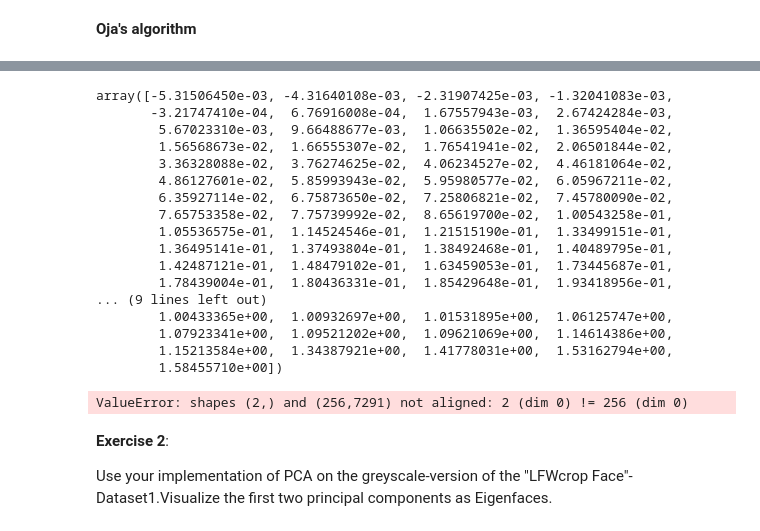
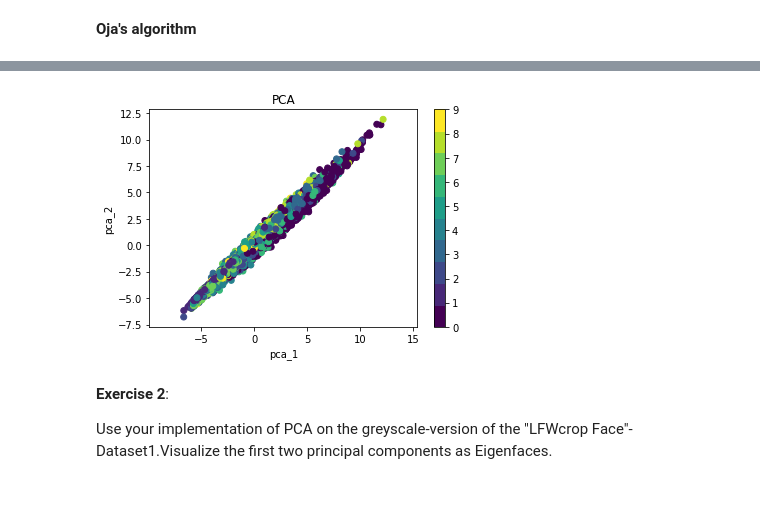
Before and after one commit to pwl482/patrec_2020, a Jupyter notebook: Assignment_5/Assignment_5_PCA__Vera.ipynb, the cells around one changed output, grey strips where cells are left out. Drawn from its saved outputs; the diff is of its cells as text; code cells hidden in the pictures; blank space fills up the shorter version.

Commit message:
Finished Part 1a. Oja, pca + plotting of results.

```diff
--- a/Assignment_5/Assignment_5_PCA__Vera.ipynb
+++ b/Assignment_5/Assignment_5_PCA__Vera.ipynb
@@ -63,20 +45,0 @@ while X_new.shape[0] > 0:
-# %%
-np.unique(X_new.iloc[:,255])
-# %% [output]
-array([-5.31506450e-03, -4.31640108e-03, -2.31907425e-03, -1.32041083e-03,
-       -3.21747410e-04,  6.76916008e-04,  1.67557943e-03,  2.67424284e-03,
-        5.67023310e-03,  9.66488677e-03,  1.06635502e-02,  1.36595404e-02,
-        1.56568673e-02,  1.66555307e-02,  1.76541941e-02,  2.06501844e-02,
-        3.36328088e-02,  3.76274625e-02,  4.06234527e-02,  4.46181064e-02,
-        4.86127601e-02,  5.85993943e-02,  5.95980577e-02,  6.05967211e-02,
-        6.35927114e-02,  6.75873650e-02,  7.25806821e-02,  7.45780090e-02,
-        7.65753358e-02,  7.75739992e-02,  8.65619700e-02,  1.00543258e-01,
-        1.05536575e-01,  1.14524546e-01,  1.21515190e-01,  1.33499151e-01,
-        1.36495141e-01,  1.37493804e-01,  1.38492468e-01,  1.40489795e-01,
-        1.42487121e-01,  1.48479102e-01,  1.63459053e-01,  1.73445687e-01,
-        1.78439004e-01,  1.80436331e-01,  1.85429648e-01,  1.93418956e-01,
-... (9 lines left out)
-        1.00433365e+00,  1.00932697e+00,  1.01531895e+00,  1.06125747e+00,
-        1.07923341e+00,  1.09521202e+00,  1.09621069e+00,  1.14614386e+00,
-        1.15213584e+00,  1.34387921e+00,  1.41778031e+00,  1.53162794e+00,
-        1.58455710e+00])
@@ -137,7 +46,19 @@ X_features = train.iloc[:,1:]
-# %%
-X_features_2PCs = OJA.pca(X_features, 2)
-# %% [output]
-ValueError: shapes (2,) and (256,7291) not aligned: 2 (dim 0) != 256 (dim 0)
+# %%
+import matplotlib.pyplot as plt
+
+x = np.array(Y.T[0])[0] # this is a somewhat akward of getting x, feel free to improve it
+y = np.array(Y.T[1])[0]
+
+labs_int = [int(x) for x in Labels]
+plt.scatter(x, y, c = labs_int, cmap=plt.get_cmap('viridis',len(set(Labels))))
+plt.colorbar(ticks=np.arange(0,len(set(labs_int))))
+plt.xlabel('pca_1')
+plt.ylabel('pca_2')
+plt.title('PCA')
+plt.axis('equal')
+plt.show()
+# %% [output]
+[figure, added]
 # %% [markdown]
 **Exercise 2**:
 
```
Also changed, not shown: parts of 4 cells of this notebook.
